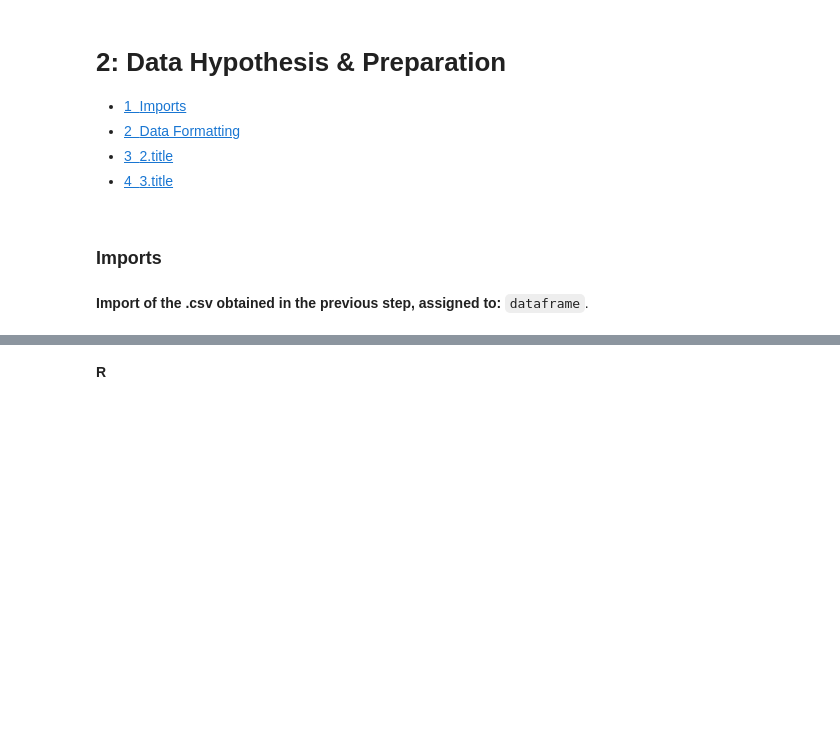
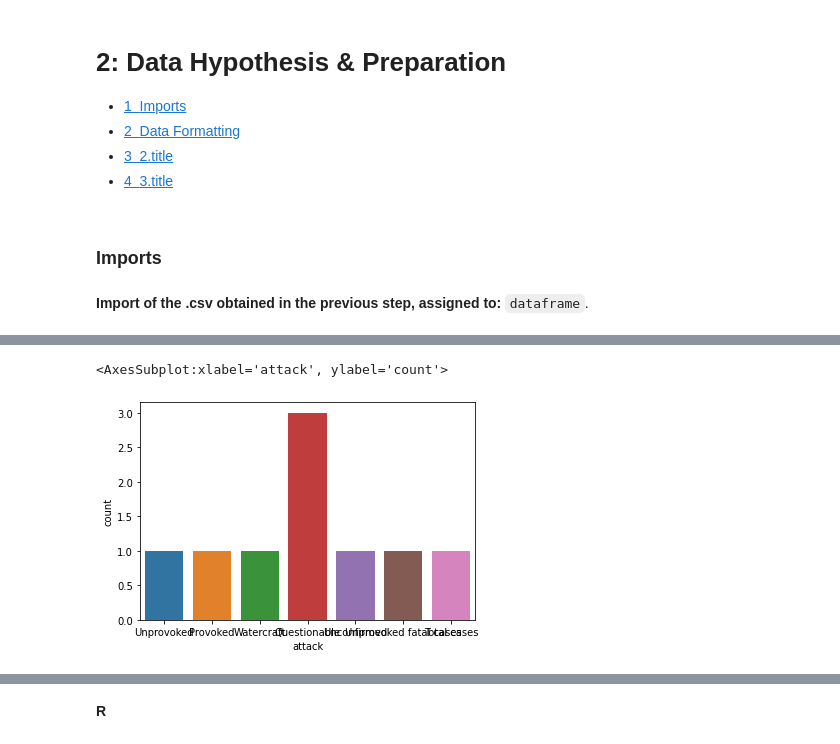
Before and after one commit to CristinaCallejo/EDA-Sharks-with-pandas, a Jupyter notebook: 2-Data-Hypothesis-and-Preparation.ipynb, the cells around one changed output, grey strips where cells are left out. Cells and saved outputs as stored; diff of their text form; code cells hidden in the pictures; blank space fills up the shorter version.

```diff
--- a/2-Data-Hypothesis-and-Preparation.ipynb
+++ b/2-Data-Hypothesis-and-Preparation.ipynb
@@ -106,0 +241,2 @@ df3
+# %%
+df3.attack = df3['attack'].replace(['Unprovoked attacks','Provoked attacks','Boat attacks','Not confirmed','NaN','Doubtful','Scavenge','Public aquaria'],['Unprovoked','Provoked','Watercraft','Unconfirmed','Invalid','Questionable','Questionable','Questionable'])
@@ -106,0 +248,5 @@ df3
+# %%
+sns.countplot(x=df3.attack)
+# %% [output]
+<AxesSubplot:xlabel='attack', ylabel='count'>
+[figure, added]
```
Also changed, not shown: parts of 56 cells of this notebook.
